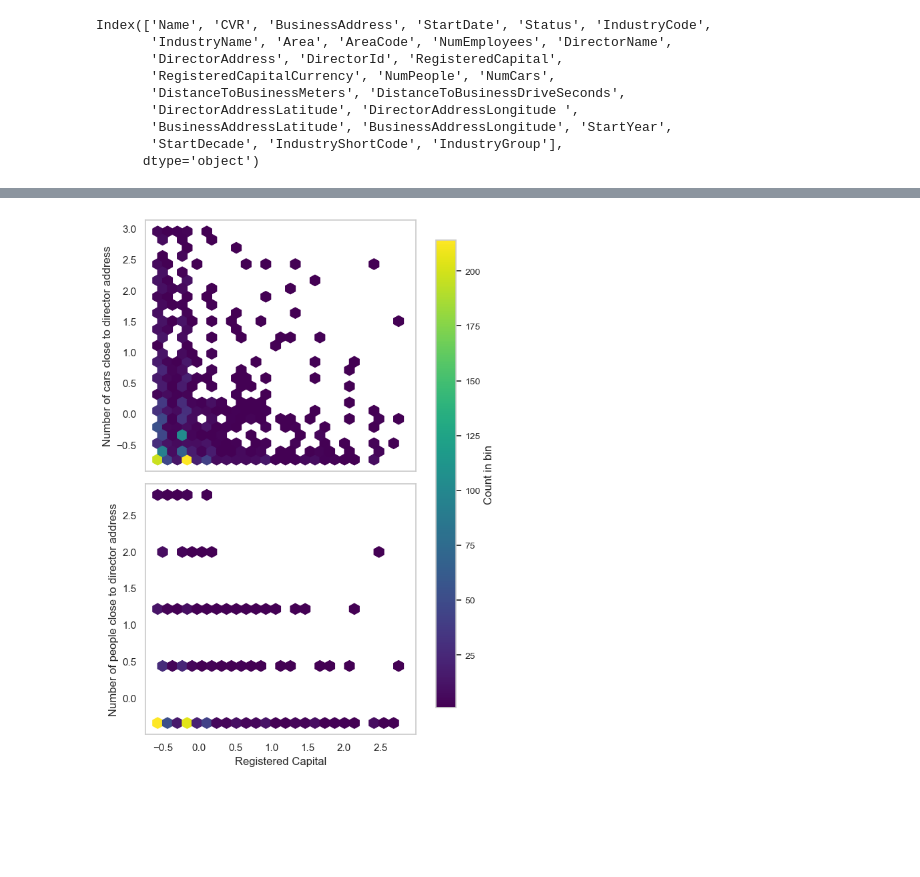
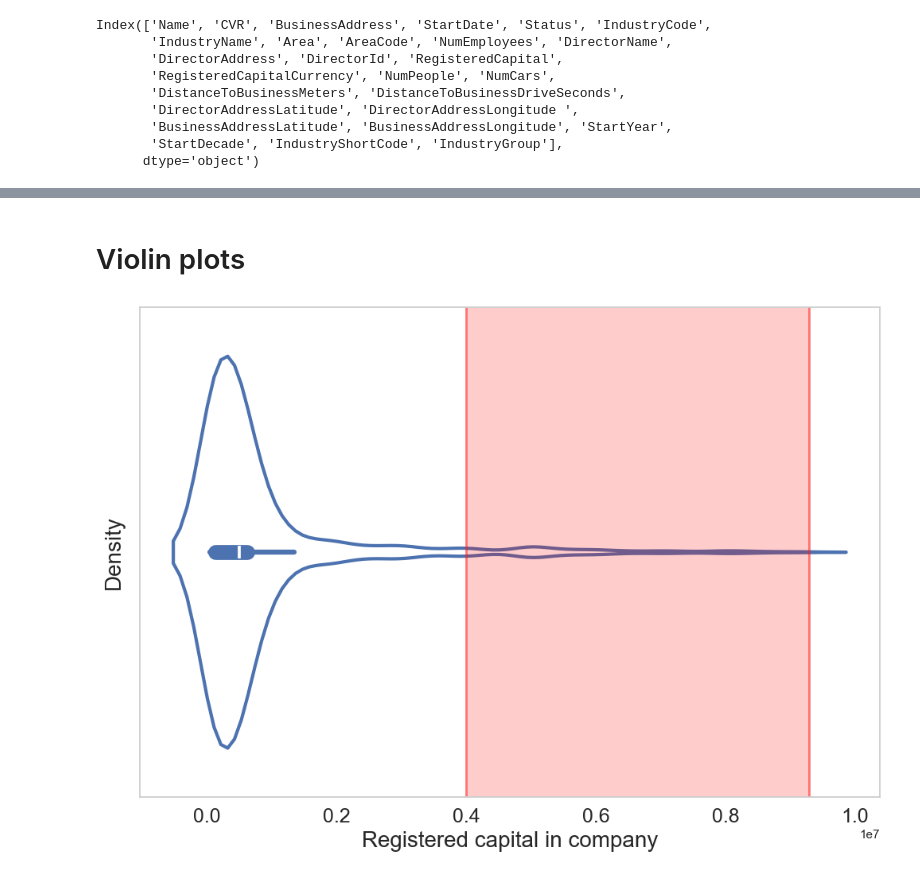
Before and after one commit to ivaroli/DataInTheWild, a Jupyter notebook: Analysis/simon.ipynb, the cells around one changed output, grey strips where cells are left out. Drawn from its saved outputs; the diff is of its cells as text; code cells hidden in the pictures; blank space fills up the shorter version.

```diff
--- a/Analysis/simon.ipynb
+++ b/Analysis/simon.ipynb
@@ -154,33 +108,32 @@ df_norm = df_norm[(np.abs(df_norm.NumEmployees) < 3) & (np.abs(df_norm.Registere
-# %%
-# Set style
-sns.set(style="whitegrid")
-
-# Create a figure with two subplots vertically
-fig, (ax1, ax2) = plt.subplots(2, 1, figsize=(6, 10))  # Adjusted figsize
-
-# Hexbin plot for Registered Capital vs Number of Cars
-hb1 = ax1.hexbin(x=df_norm["RegisteredCapital"], y=df_norm["NumCars"], gridsize=25, cmap='viridis', mincnt=1)
-# same as above, but using the dark_palette as cmap
-
-ax1.set_ylabel('Number of cars close to director address', fontsize=12)
-ax1.set_xticklabels([])
-ax1.grid(False)
-
-# Hexbin plot for Registered Capital vs Number of People
-hb2 = ax2.hexbin(x=df_norm["RegisteredCapital"], y=df_norm["NumPeople"], gridsize=25, cmap='viridis', mincnt=1)
-ax2.set_xlabel('Registered Capital', fontsize=12)
-ax2.set_ylabel('Number of people close to director address', fontsize=12)
-ax2.grid(False)
-
-# Adjust layout for colorbar space and reduce spacing between plots
-plt.subplots_adjust(right=0.8, hspace=0.05)  # Adjust hspace as needed
-
-# Add a color bar
-cbar_ax = fig.add_axes([0.85, 0.15, 0.05, 0.7])  # Adjust these values as needed for layout
-fig.colorbar(hb1, cax=cbar_ax, label='Count in bin')
-cbar_ax.tick_params(labelsize=10)
-
-# Show the plot
-plt.show()
-# %% [output]
-[figure, removed]
+# %% [markdown]
+# Violin plots
+# %%
+sns.set(rc={'figure.figsize':(12,8)})
+sns.set_style("whitegrid")
+
+# Create violin plot without inner points
+ax = sns.violinplot(x=df["RegisteredCapital"], linewidth=3, fill=False)
+
+# Overlay scatter plot for points without jitter
+# Assuming the data is not categorized, we place all points at x=0 (the center of the violin)
+#plt.scatter( df["RegisteredCapital"], [0]*len(df["RegisteredCapital"]), color='blue', alpha=0.2)
+
+ax.grid(False)
+
+# Set axis labels and title
+plt.xlabel('Registered capital in company', fontsize=20)
+plt.ylabel('Density', fontsize=20)
+
+# Increase size of axis ticks
+plt.tick_params(axis='both', which='major', labelsize=18)
+
+# Color a red box around the outliers
+plt.axvspan(df["RegisteredCapital"].quantile(0.95), df["RegisteredCapital"].max(), facecolor='red', alpha=0.2)
+
+# Draw line borders on the red box
+plt.axvline(df["RegisteredCapital"].quantile(0.95), color='red', linewidth=2, alpha=0.5)
+plt.axvline(df["RegisteredCapital"].max(), color='red', linewidth=2, alpha=0.5)
+
+plt.show()
+# %% [output]
+[figure, added]
```
Also changed, not shown: parts of 16 cells of this notebook.
